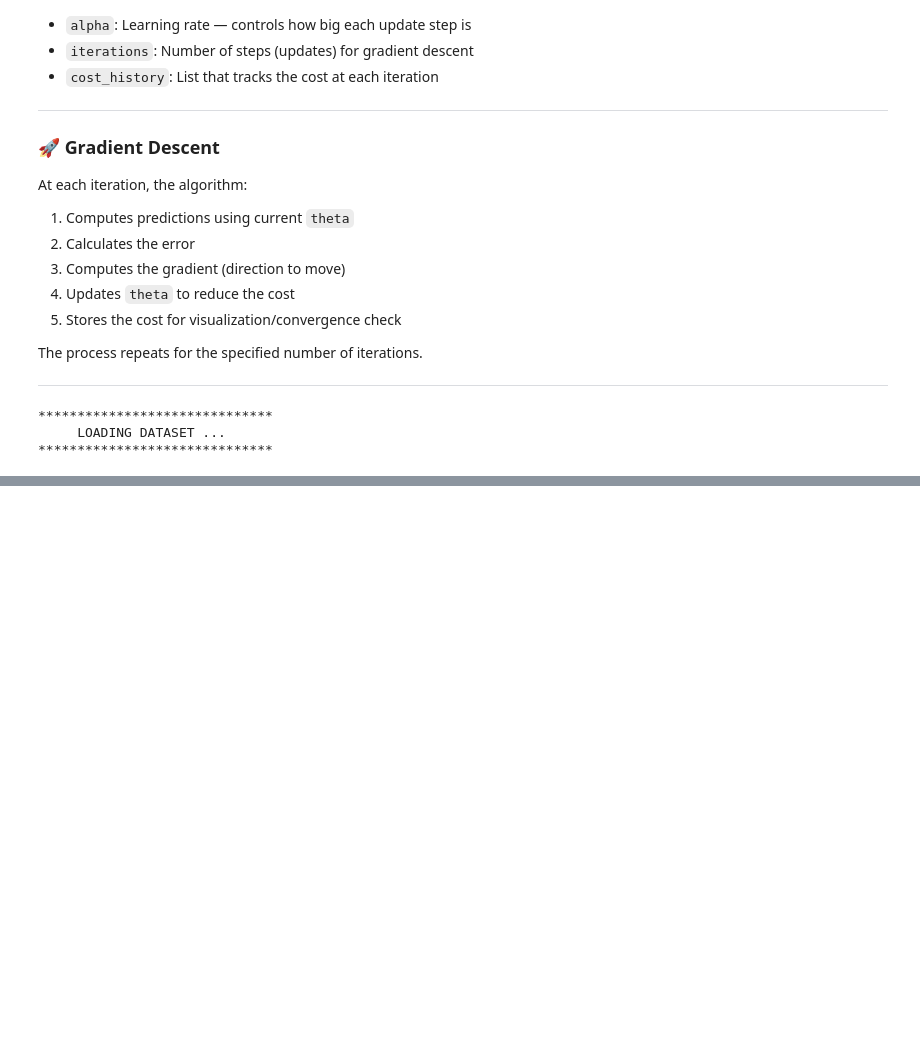
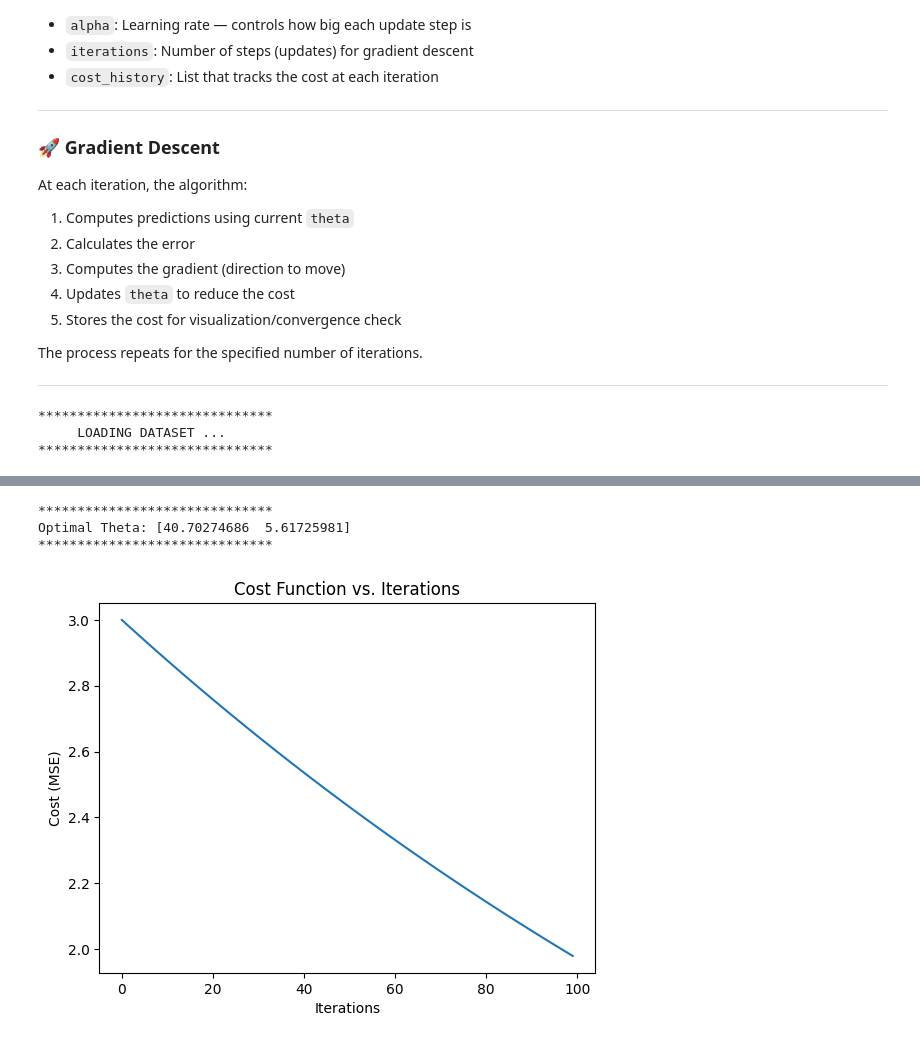
Before and after one commit to elchicha/DeepLearning_AISV-X401, a Jupyter notebook: Week2/linear-regression.ipynb, the cells around one changed output, grey strips where cells are left out. Cells and saved outputs as stored; diff of their text form; code cells hidden in the pictures; blank space fills up the shorter version.

```diff
--- a/Week2/linear-regression.ipynb
+++ b/Week2/linear-regression.ipynb
@@ -91,0 +119,18 @@ def gradient_descent(X_bias, Y, theta, alpha, iterations):
+# %%
+theta_optimal, cost_history, theta_history = gradient_descent(X_bias, Y, theta, alpha, iterations)
+# %%
+print("*" * DISP_WIDTH )
+print(f"Optimal Theta: {theta_optimal}".center(DISP_WIDTH))
+print("*" *DISP_WIDTH)
+# %% [output]
+******************************
+Optimal Theta: [40.70274686  5.61725981]
+******************************
+# %%
+plt.plot(range(iterations), cost_history)
+plt.xlabel('Iterations')
+plt.ylabel('Cost (MSE)')
+plt.title('Cost Function vs. Iterations')
+plt.show()
+# %% [output]
+[figure, added]
```
Also changed, not shown: parts of 6 cells of this notebook.
